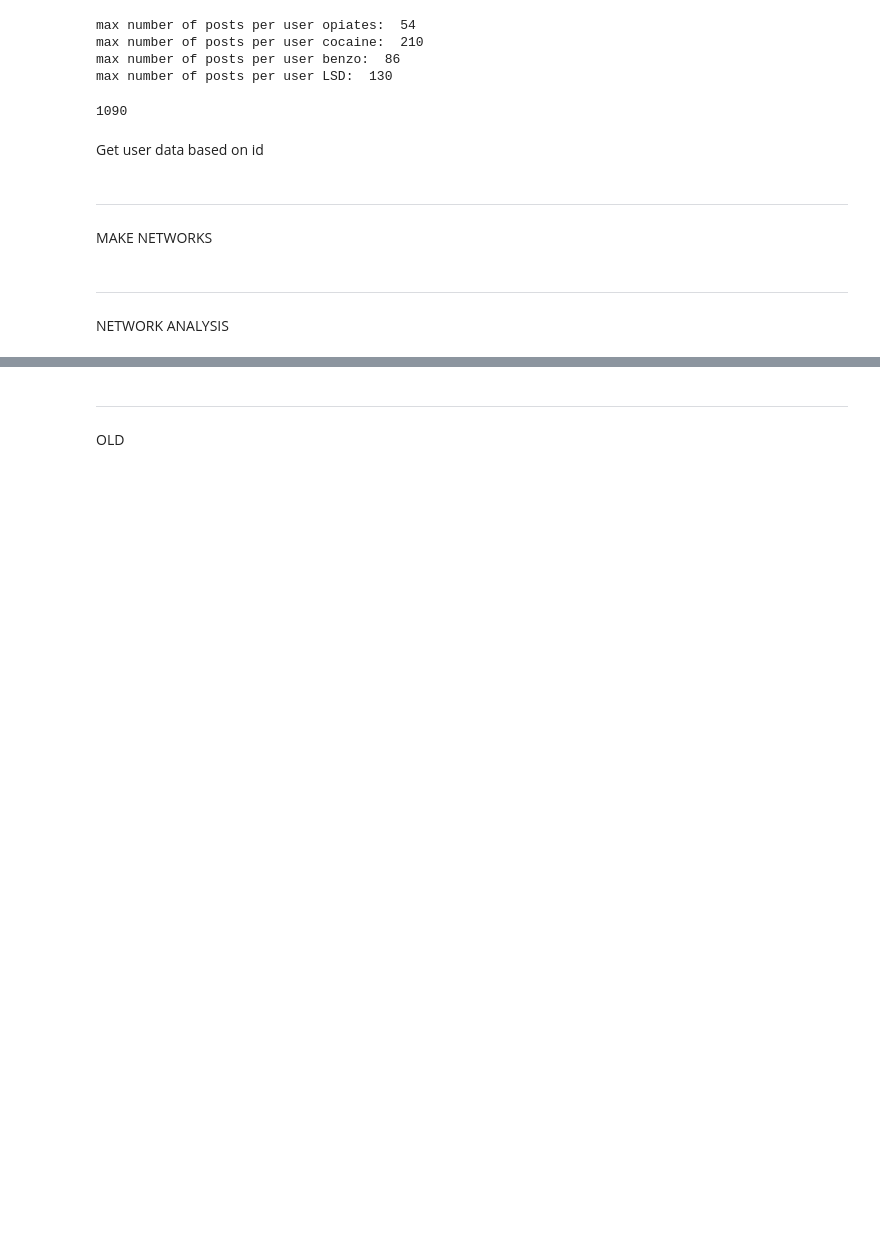
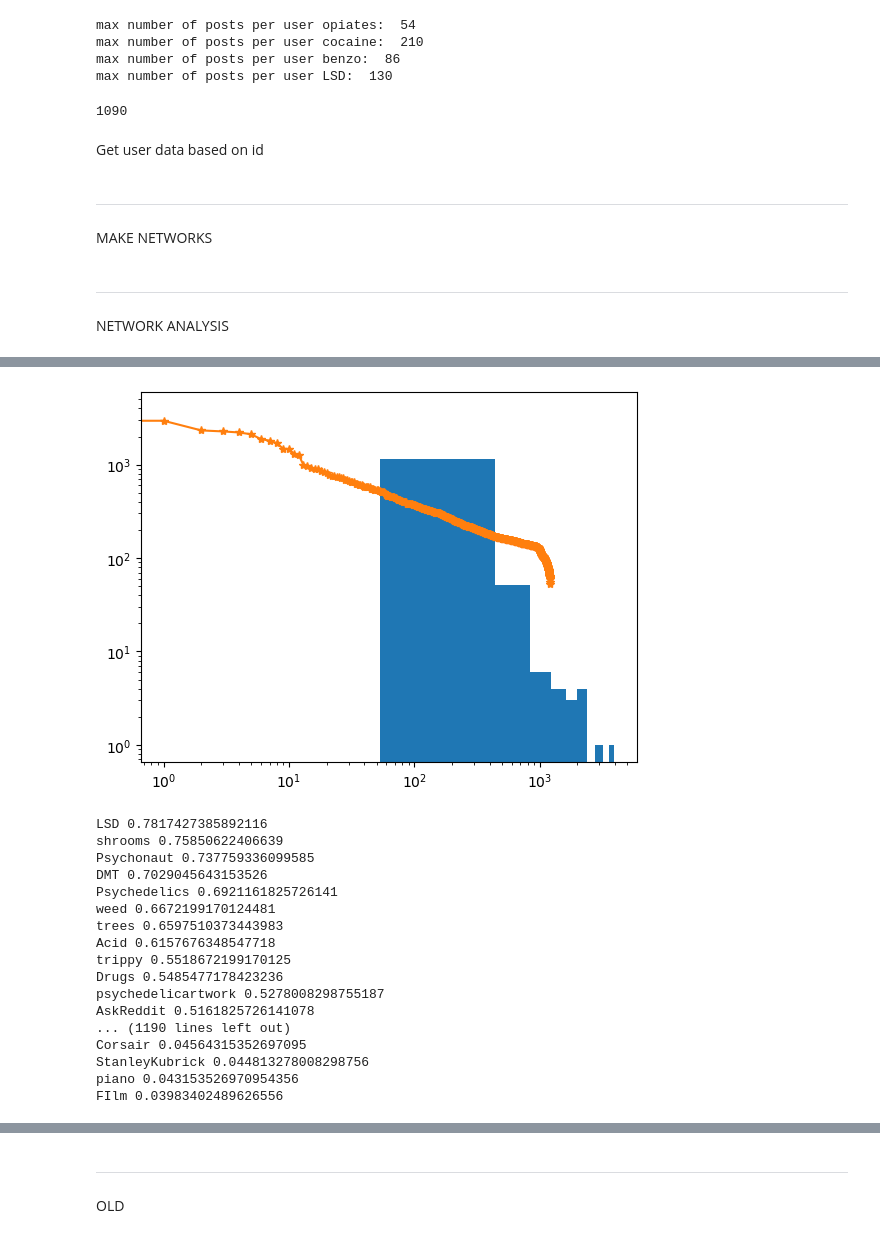
Before and after one commit to social-nlp-lab/reddit-network, a Jupyter notebook: make-class-ego.ipynb, the cells around one changed output, grey strips where cells are left out. Drawn from its saved outputs; the diff is of its cells as text; code cells hidden in the pictures; blank space fills up the shorter version.

```diff
--- a/make-class-ego.ipynb
+++ b/make-class-ego.ipynb
@@ -208,0 +283,22 @@ import networkx
+# %%
+G_L, LSD_degree, LSD_betweenness, LSD_closeness, LSD_eigenvector = get_centrality(LSD2, 136.3)
+LSD_degree_df = get_degree(LSD_degree, G_L)
+# %% [output]
+[figure, added]
+LSD 0.7817427385892116
+shrooms 0.75850622406639
+Psychonaut 0.737759336099585
+DMT 0.7029045643153526
+Psychedelics 0.6921161825726141
+weed 0.6672199170124481
+trees 0.6597510373443983
+Acid 0.6157676348547718
+trippy 0.5518672199170125
+Drugs 0.5485477178423236
+psychedelicartwork 0.5278008298755187
+AskReddit 0.5161825726141078
+... (1190 lines left out)
+Corsair 0.04564315352697095
+StanleyKubrick 0.044813278008298756
+piano 0.043153526970954356
+FIlm 0.03983402489626556
```
Also changed, not shown: parts of 32 cells of this notebook, 4 other files.
